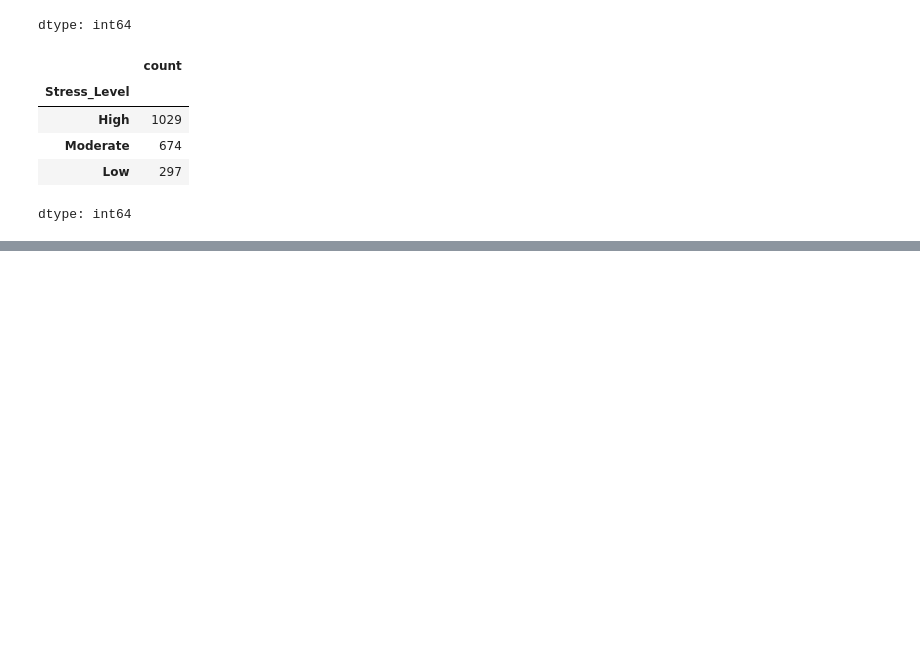
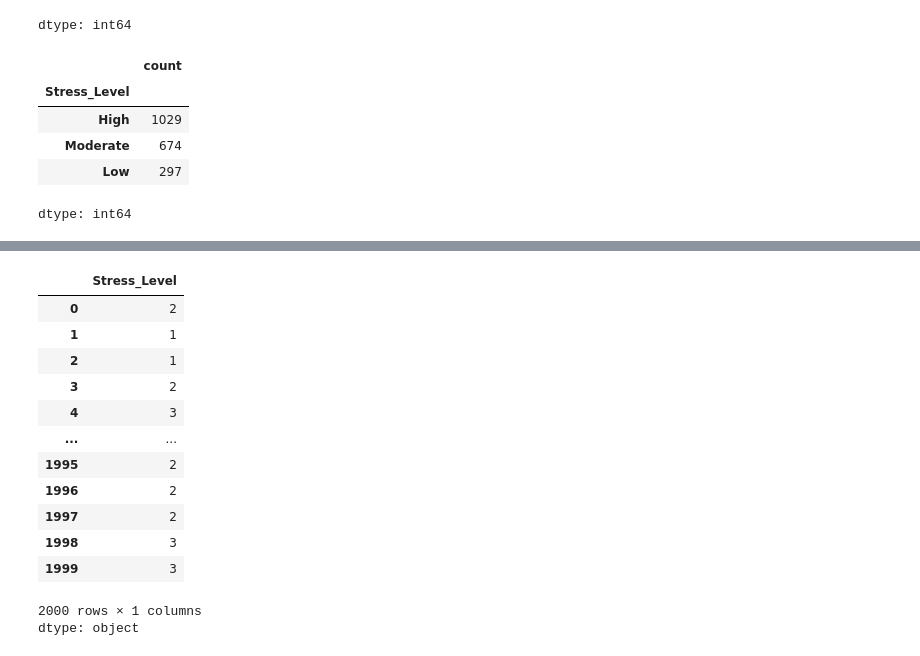
Before and after one commit to marta4cod/NNAssessment1, a Jupyter notebook: NNAs1.ipynb, the cells around one changed output, grey strips where cells are left out. Saved outputs shown, nothing was run; the diff lists cells and outputs as text; code cells hidden in the pictures; blank space fills up the shorter version.

```diff
--- a/NNAs1.ipynb
+++ b/NNAs1.ipynb
@@ -129,0 +119,6 @@ Everything up-to-date
+# %%
+Stress_Num=data['Stress_Level']
+
+Stress_Num[Stress_Num=='Low']=1
+Stress_Num[Stress_Num=='Moderate']=2
+Stress_Num[Stress_Num=='High']=3
@@ -129,0 +138,17 @@ Everything up-to-date
+# %%
+Stress_Num
+# %% [output]
+|  | Stress_Level |
+| 0 | 2 |
+| 1 | 1 |
+| 2 | 1 |
+| 3 | 2 |
+| 4 | 3 |
+| ... | ... |
+| 1995 | 2 |
+| 1996 | 2 |
+| 1997 | 2 |
+| 1998 | 3 |
+| 1999 | 3 |
+2000 rows × 1 columns
+dtype: object
```
Also changed, not shown: parts of 25 cells of this notebook.
